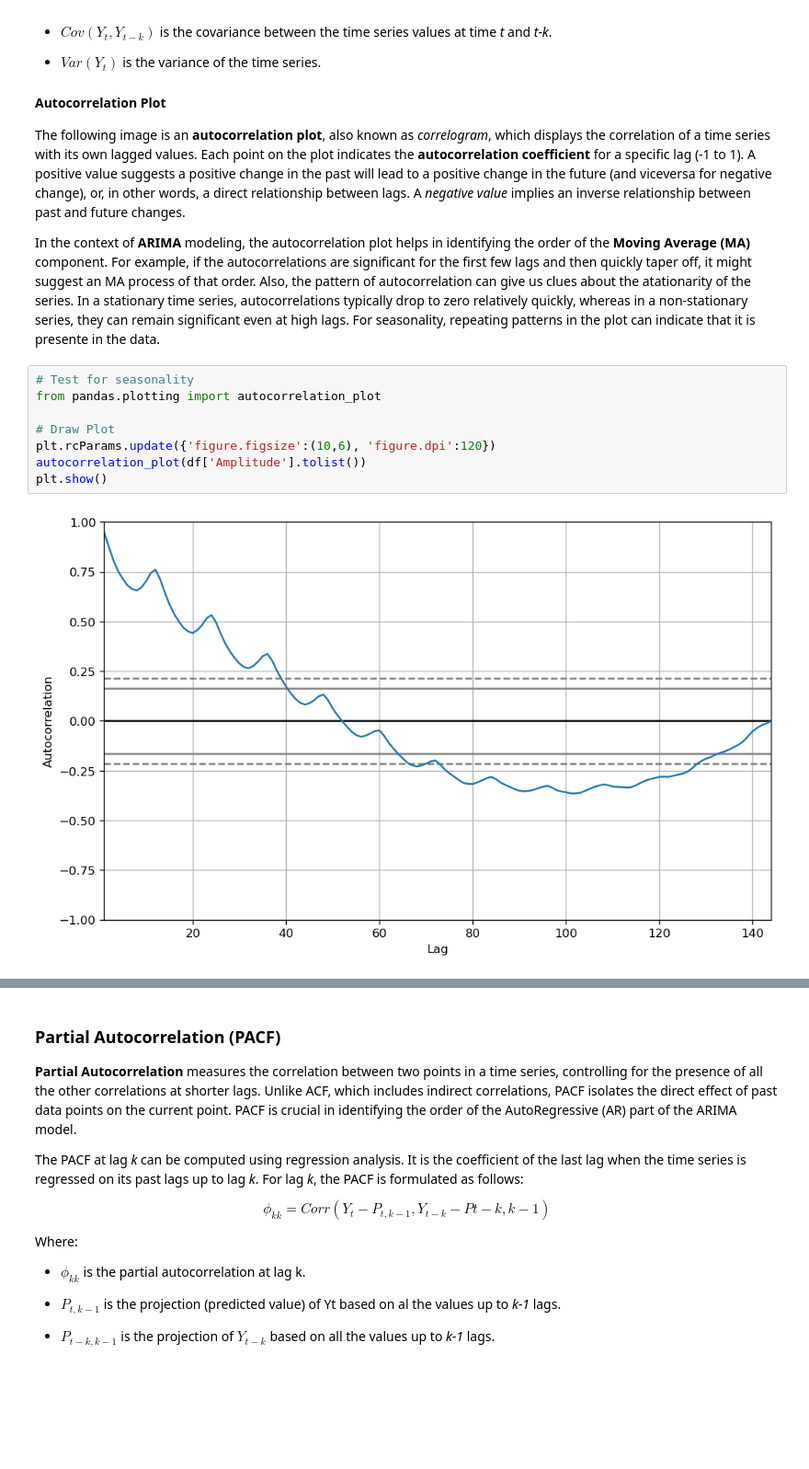
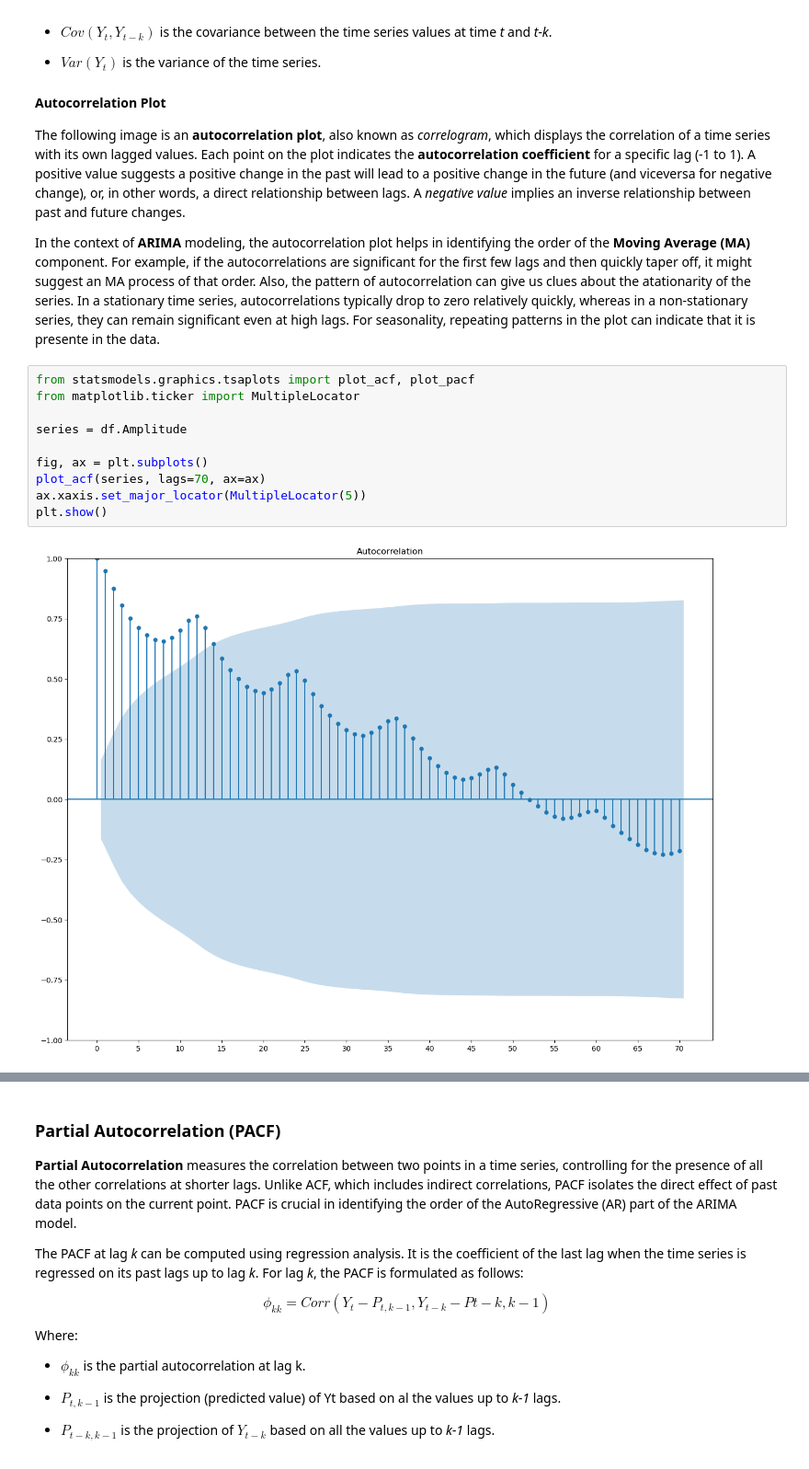
Before and after one commit to nicolasbp87/time_series, a Jupyter notebook: TIME_SERIES_ANALYSIS_INTRODUCTION.ipynb, the cells around one changed output, grey strips where cells are left out. Shown at 92% size. Drawn from its saved outputs; the diff is of its cells as text; blank space fills up the shorter version.

```diff
--- a/TIME_SERIES_ANALYSIS_INTRODUCTION.ipynb
+++ b/TIME_SERIES_ANALYSIS_INTRODUCTION.ipynb
@@ -544,14 +544,16 @@ Where:
 The following image is an **autocorrelation plot**, also known as *correlogram*, which displays the correlation of a time series with its own lagged values. Each point on the plot indicates the **autocorrelation coefficient** for a specific lag (-1 to 1). A positive value suggests a positive change in the past will lead to a positive change in the future (and viceversa for negative change), or, in other words, a direct relationship between lags. A *negative value* implies an inverse relationship between past and future changes.
 
 In the context of **ARIMA** modeling, the autocorrelation plot helps in identifying the order of the **Moving Average (MA)** component. For example, if the autocorrelations are significant for the first few lags and then quickly taper off, it might suggest an MA process of that order. Also, the pattern of autocorrelation can give us clues about the atationarity of the series. In a stationary time series, autocorrelations typically drop to zero relatively quickly, whereas in a non-stationary series, they can remain significant even at high lags. For seasonality, repeating patterns in the plot can indicate that it is presente in the data.
-# %%
-# Test for seasonality
-from pandas.plotting import autocorrelation_plot
-
-# Draw Plot
-plt.rcParams.update({'figure.figsize':(10,6), 'figure.dpi':120})
-autocorrelation_plot(df['Amplitude'].tolist())
-plt.show()
-# %% [output]
-[figure, removed]
+# %%
+from statsmodels.graphics.tsaplots import plot_acf, plot_pacf
+from matplotlib.ticker import MultipleLocator
+
+series = df.Amplitude
+
+fig, ax = plt.subplots()
+plot_acf(series, lags=70, ax=ax)
+ax.xaxis.set_major_locator(MultipleLocator(5))
+plt.show()
+# %% [output]
+[figure, new version]
 # %% [markdown]
```
Also changed, not shown: parts of 19 cells of this notebook.
